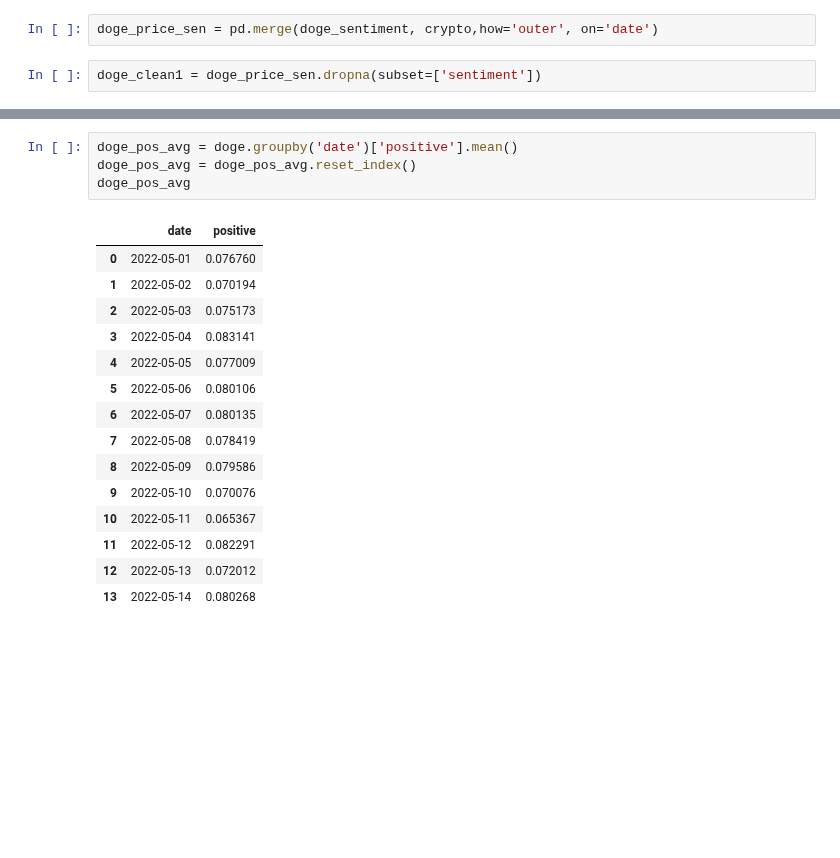
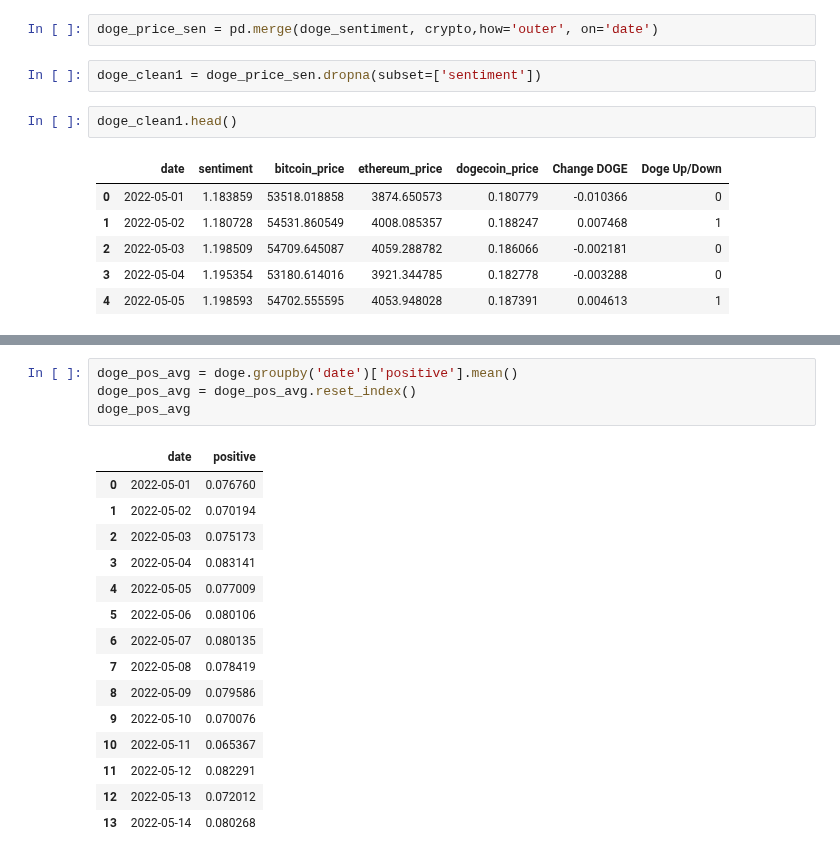
Before and after one commit to Ashlynbh/Crypto_Sentiment_Project, a Jupyter notebook: Doge_ML.ipynb, the cells around one changed output, grey strips where cells are left out. Saved outputs shown, nothing was run; the diff lists cells and outputs as text; blank space fills up the shorter version.

```diff
--- a/Doge_ML.ipynb
+++ b/Doge_ML.ipynb
@@ -607,6 +609,15 @@ doge_sentiment
 doge_price_sen = pd.merge(doge_sentiment, crypto,how='outer', on='date')
 # %%
 doge_clean1 = doge_price_sen.dropna(subset=['sentiment'])
+# %%
+doge_clean1.head()
+# %% [output]
+|  | date | sentiment | bitcoin_price | ethereum_price | dogecoin_price | Change DOGE | Doge Up/Down |
+| 0 | 2022-05-01 | 1.183859 | 53518.018858 | 3874.650573 | 0.180779 | -0.010366 | 0 |
+| 1 | 2022-05-02 | 1.180728 | 54531.860549 | 4008.085357 | 0.188247 | 0.007468 | 1 |
+| 2 | 2022-05-03 | 1.198509 | 54709.645087 | 4059.288782 | 0.186066 | -0.002181 | 0 |
+| 3 | 2022-05-04 | 1.195354 | 53180.614016 | 3921.344785 | 0.182778 | -0.003288 | 0 |
+| 4 | 2022-05-05 | 1.198593 | 54702.555595 | 4053.948028 | 0.187391 | 0.004613 | 1 |
 # %%
 x = doge_clean1["date"]
 y1 = doge_clean1["sentiment"]
```
Also changed, not shown: parts of 8 cells of this notebook.
